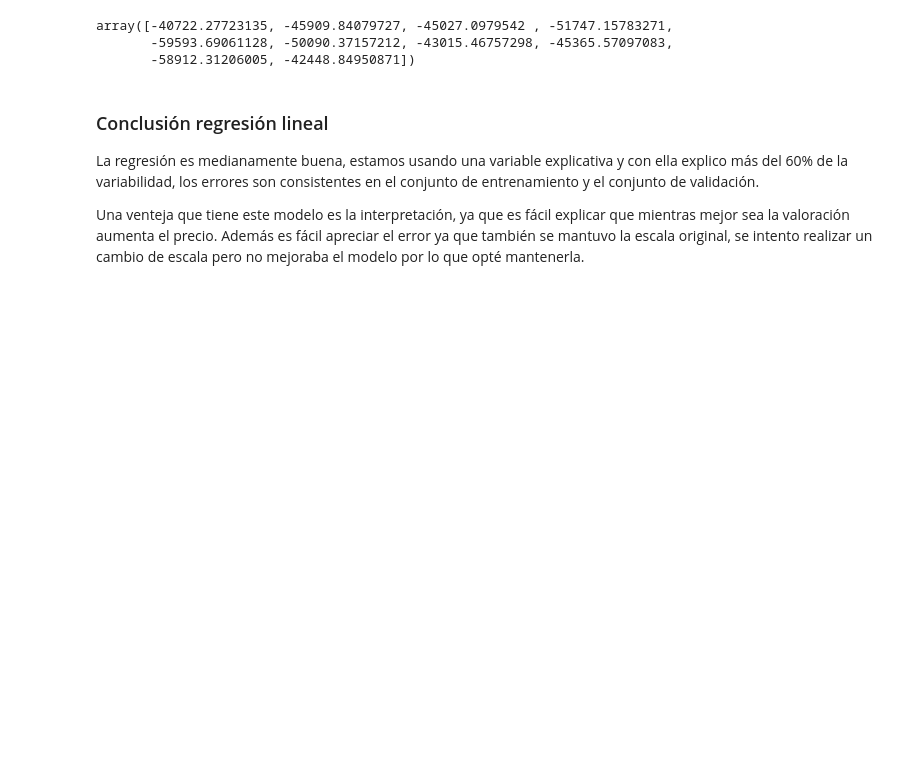
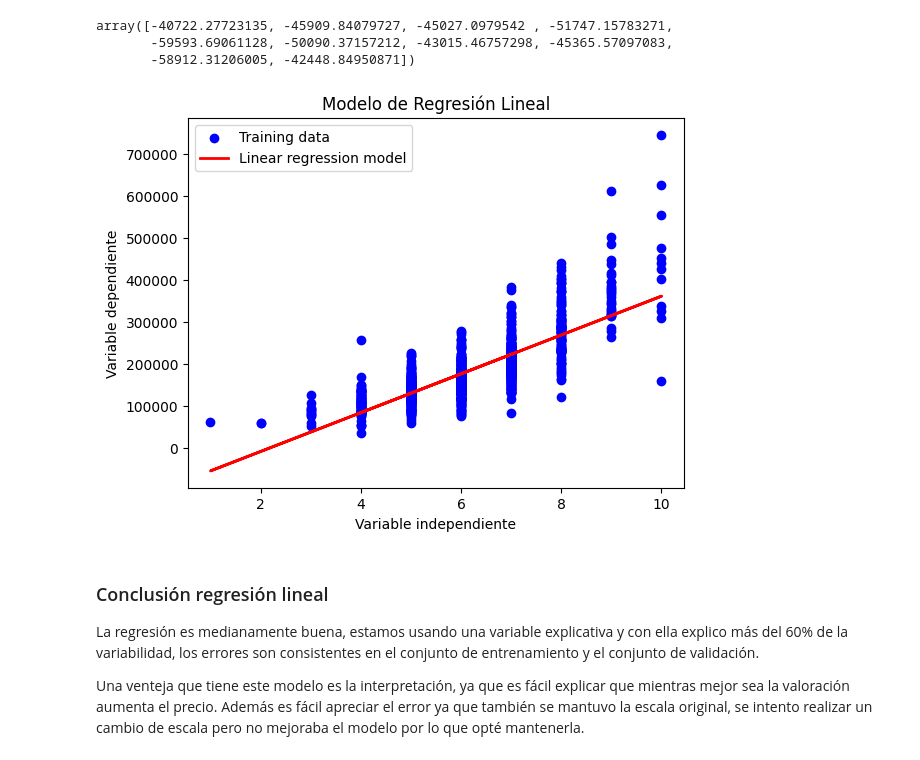
Before and after one commit to alexxlujan/LinearRegression_DecisionTree_PriceEstimation, a Jupyter notebook: LinearRegression_DecisionTree_PriceEstimation.ipynb, the cells around one changed output. Cells and saved outputs as stored; diff of their text form; code cells hidden in the pictures; blank space fills up the shorter version.

Commit message:
Añadí gráfica del modelo de regresión

```diff
--- a/LinearRegression_DecisionTree_PriceEstimation.ipynb
+++ b/LinearRegression_DecisionTree_PriceEstimation.ipynb
@@ -378,6 +378,23 @@ cross_val_score(linear_model, X, y, cv=10, verbose=1, scoring='neg_root_mean_squ
 array([-40722.27723135, -45909.84079727, -45027.0979542 , -51747.15783271,
        -59593.69061128, -50090.37157212, -43015.46757298, -45365.57097083,
        -58912.31206005, -42448.84950871])
+# %%
+# Graficar los datos de entrenamiento
+plt.scatter(X_train, y_train, color='blue', label='Training data')
+
+# Graficar la línea de regresión
+plt.plot(X_train, y_pred_train_linear, color='red', linewidth=2, label='Linear regression model')
+
+# Etiquetas y leyenda
+plt.xlabel('Variable independiente')
+plt.ylabel('Variable dependiente')
+plt.title('Modelo de Regresión Lineal')
+plt.legend()
+
+# Mostrar la gráfica
+plt.show()
+# %% [output]
+[figure, added]
 # %% [markdown]
 ### Conclusión regresión lineal
 
```
Also changed, not shown: parts of 8 cells of this notebook.
